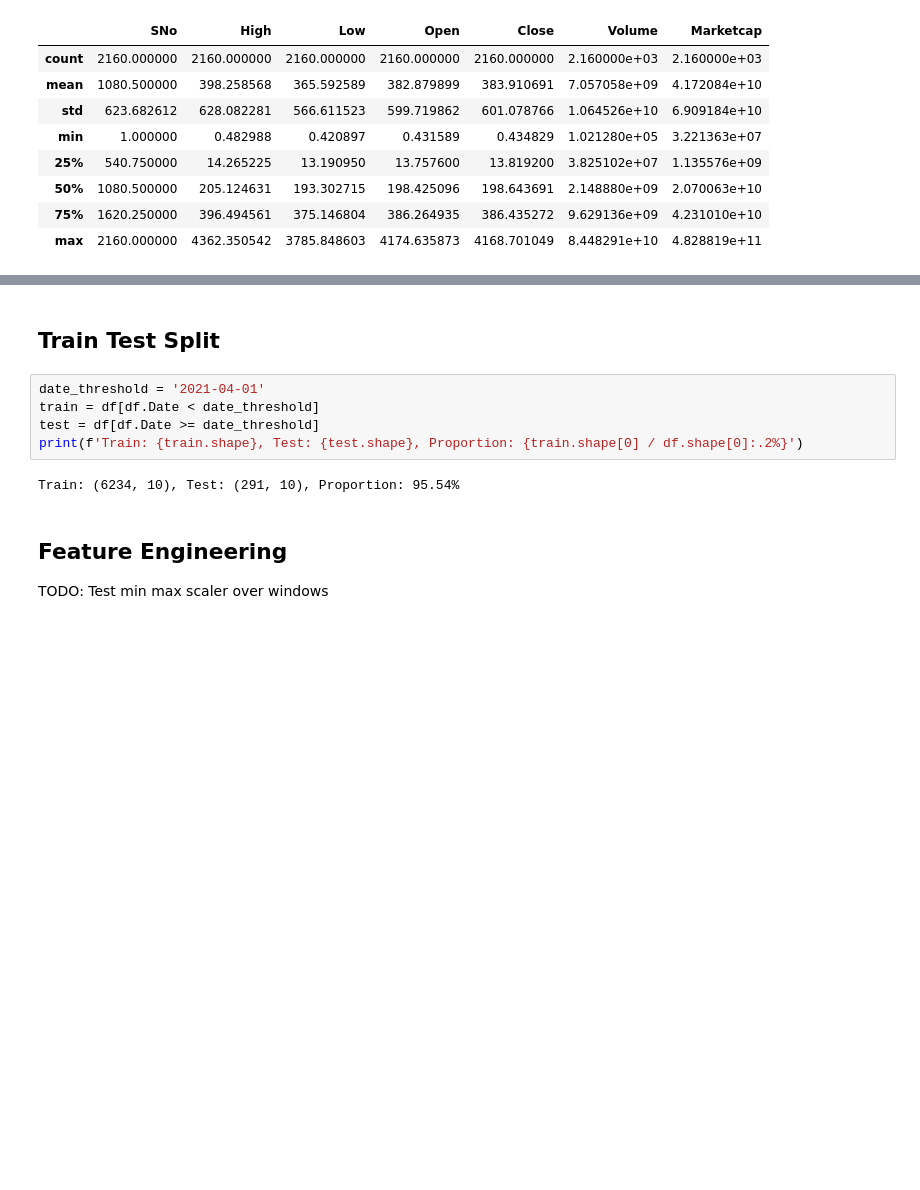
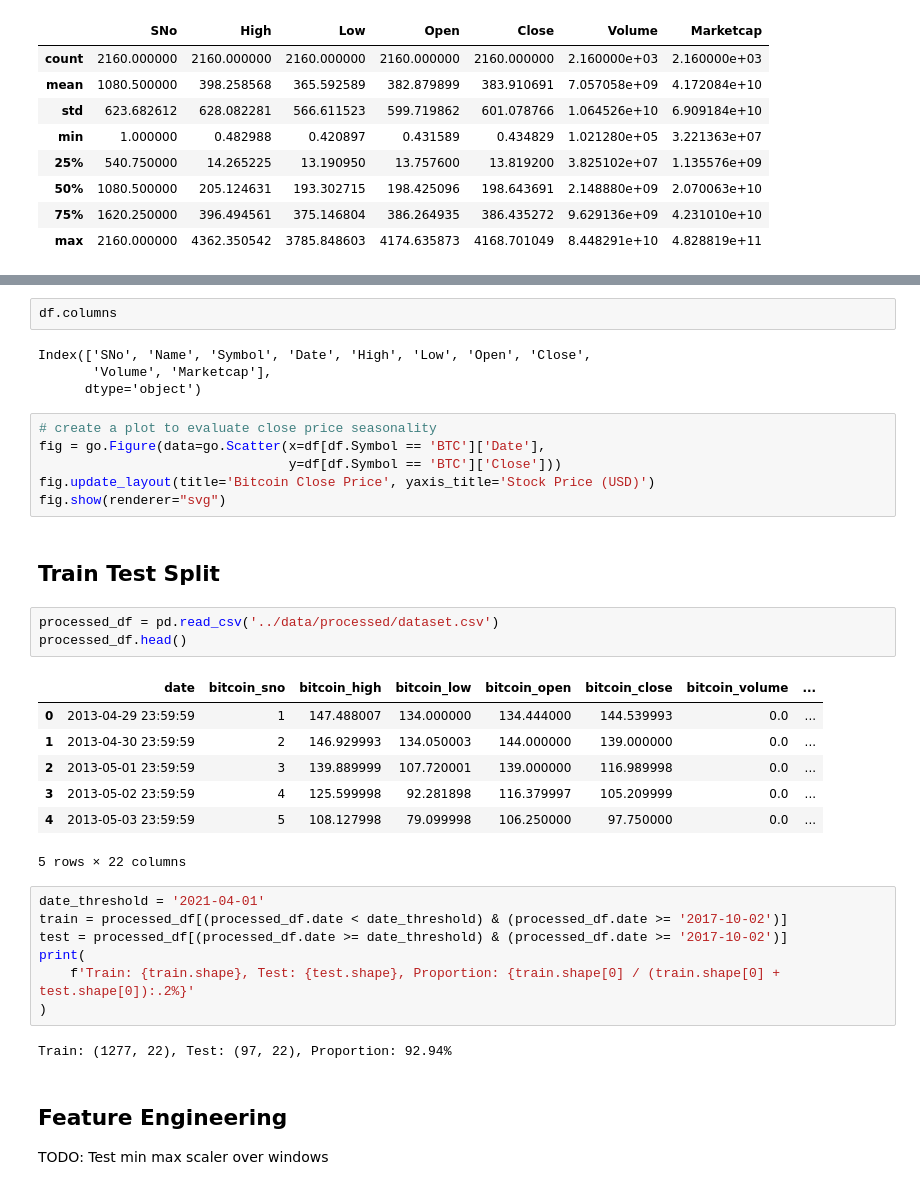
Before and after one commit to jcalvesoliveira/crypto-deep-learning, a Jupyter notebook: notebooks/1.0-initial-data-exploration.ipynb, the cells around one changed output, grey strips where cells are left out. Cells and saved outputs as stored; diff of their text form; blank space fills up the shorter version.

```diff
--- a/notebooks/1.0-initial-data-exploration.ipynb
+++ b/notebooks/1.0-initial-data-exploration.ipynb
@@ -155,12 +194,37 @@ fig.show(renderer="svg")
+# %%
+df.columns
+# %% [output]
+Index(['SNo', 'Name', 'Symbol', 'Date', 'High', 'Low', 'Open', 'Close',
+       'Volume', 'Marketcap'],
+      dtype='object')
+# %%
+# create a plot to evaluate close price seasonality
+fig = go.Figure(data=go.Scatter(x=df[df.Symbol == 'BTC']['Date'],
+                                y=df[df.Symbol == 'BTC']['Close']))
+fig.update_layout(title='Bitcoin Close Price', yaxis_title='Stock Price (USD)')
+fig.show(renderer="svg")
 # %% [markdown]
 ## Train Test Split
+# %%
+processed_df = pd.read_csv('../data/processed/dataset.csv')
+processed_df.head()
+# %% [output]
+|  | date | bitcoin_sno | bitcoin_high | bitcoin_low | bitcoin_open | bitcoin_close | bitcoin_volume | ... |
+| 0 | 2013-04-29 23:59:59 | 1 | 147.488007 | 134.000000 | 134.444000 | 144.539993 | 0.0 | ... |
+| 1 | 2013-04-30 23:59:59 | 2 | 146.929993 | 134.050003 | 144.000000 | 139.000000 | 0.0 | ... |
+| 2 | 2013-05-01 23:59:59 | 3 | 139.889999 | 107.720001 | 139.000000 | 116.989998 | 0.0 | ... |
+| 3 | 2013-05-02 23:59:59 | 4 | 125.599998 | 92.281898 | 116.379997 | 105.209999 | 0.0 | ... |
+| 4 | 2013-05-03 23:59:59 | 5 | 108.127998 | 79.099998 | 106.250000 | 97.750000 | 0.0 | ... |
+5 rows × 22 columns
 # %%
 date_threshold = '2021-04-01'
-train = df[df.Date < date_threshold]
-test = df[df.Date >= date_threshold]
-print(f'Train: {train.shape}, Test: {test.shape}, Proportion: {train.shape[0] / df.shape[0]:.2%}')
+train = processed_df[(processed_df.date < date_threshold) & (processed_df.date >= '2017-10-02')]
+test = processed_df[(processed_df.date >= date_threshold) & (processed_df.date >= '2017-10-02')]
+print(
+    f'Train: {train.shape}, Test: {test.shape}, Proportion: {train.shape[0] / (train.shape[0] + test.shape[0]):.2%}'
+)
 # %% [output]
-Train: (6234, 10), Test: (291, 10), Proportion: 95.54%
+Train: (1277, 22), Test: (97, 22), Proportion: 92.94%
 # %% [markdown]
 ## Feature Engineering
 
```
Also changed, not shown: parts of 18 cells of this notebook, 2 other files.
